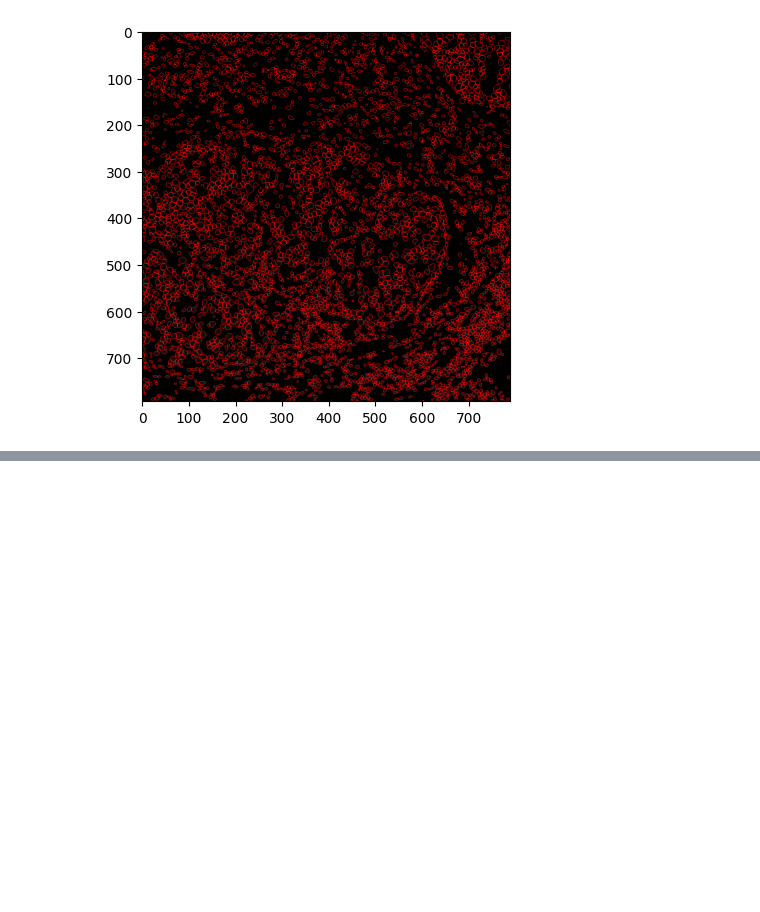
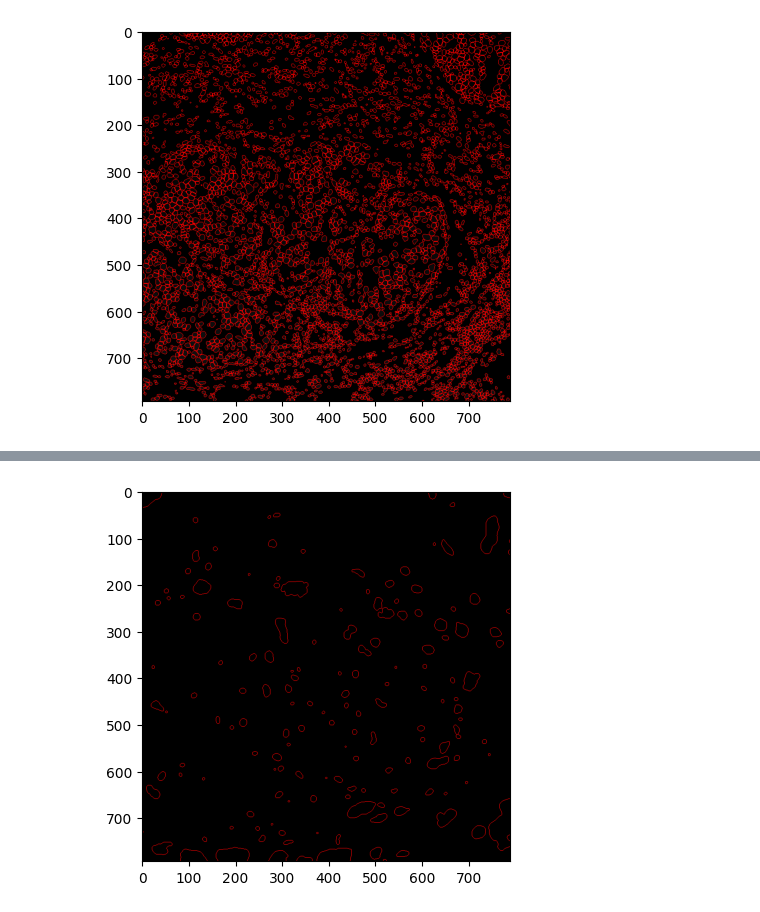
Before and after one commit to PattaWapee/IMCprocess, a Jupyter notebook: notebooks/mask_analysis/mask_analysis_full_pipeline/01run_main.ipynb, the cells around one changed output, grey strips where cells are left out. Drawn from its saved outputs; the diff is of its cells as text; code cells hidden in the pictures; blank space fills up the shorter version.

```diff
--- a/notebooks/mask_analysis/mask_analysis_full_pipeline/01run_main.ipynb
+++ b/notebooks/mask_analysis/mask_analysis_full_pipeline/01run_main.ipynb
@@ -56,0 +75,4 @@ Img_R2_002.plot_outline_mask(masktype='cell_mask')
+# %%
+Img_R2_002.plot_outline_mask(masktype='tissue')
+# %% [output]
+[figure, added]
```
Also changed, not shown: parts of 4 cells of this notebook, 1 other file.
